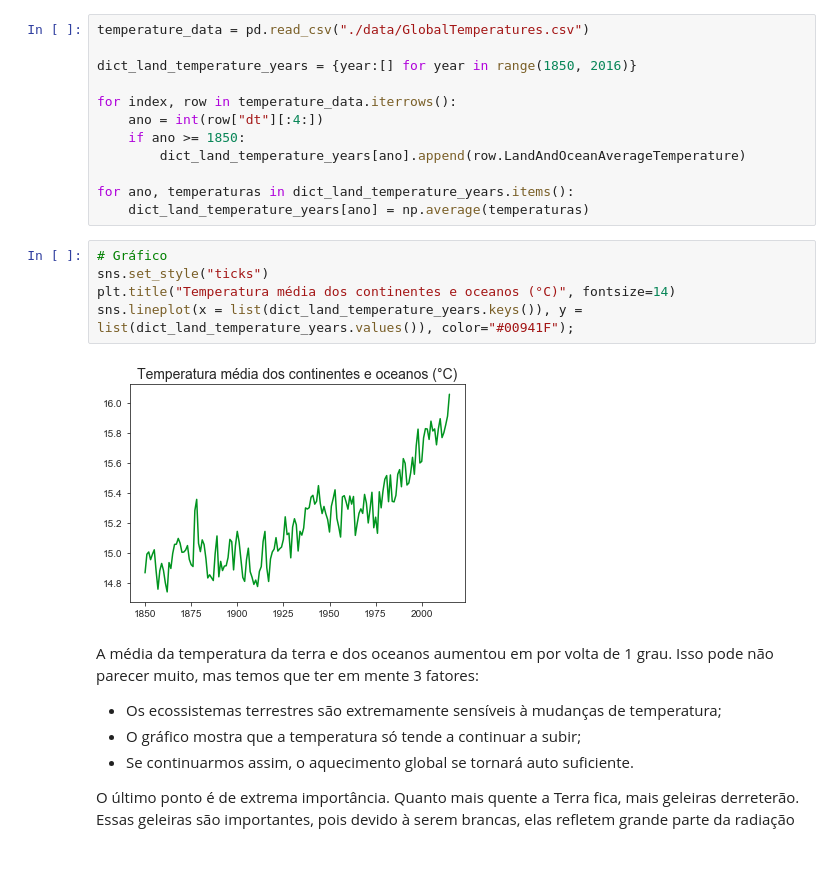
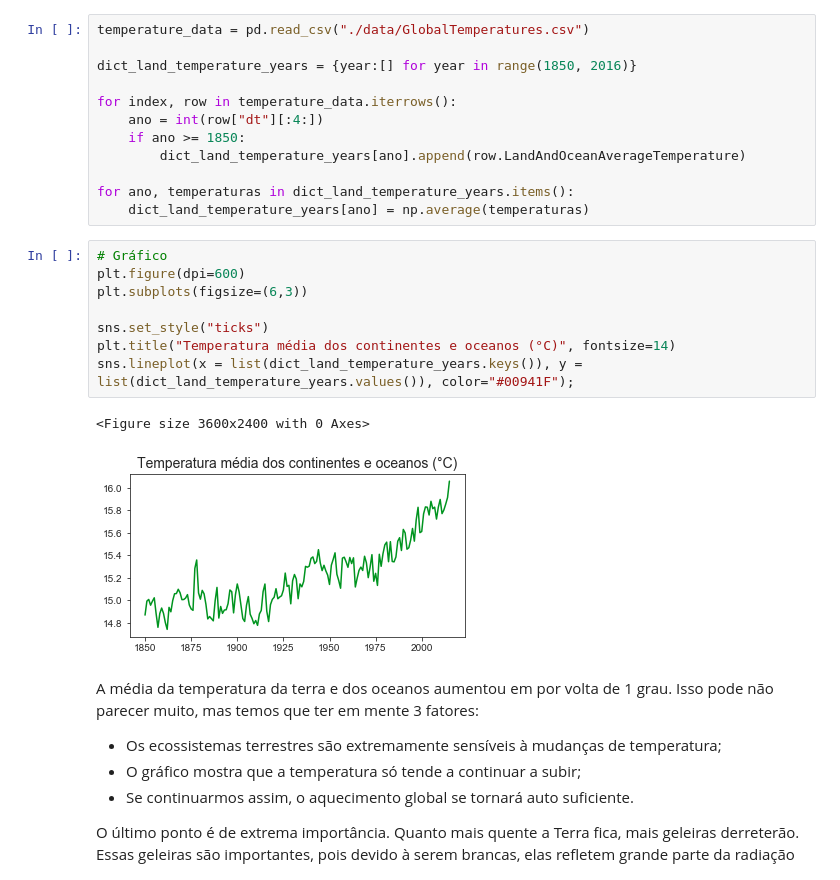
Before and after one commit to leoDomingos/Introducao-ao-aquecimento-global, a Jupyter notebook: main.ipynb, the cells around one changed output. Cells and saved outputs as stored; diff of their text form.

```diff
--- a/main.ipynb
+++ b/main.ipynb
@@ -200,11 +211,15 @@ for ano, temperaturas in dict_land_temperature_years.items():
     dict_land_temperature_years[ano] = np.average(temperaturas)
 # %%
 # Gráfico
+plt.figure(dpi=600)
+plt.subplots(figsize=(6,3))
+
 sns.set_style("ticks")
 plt.title("Temperatura média dos continentes e oceanos (°C)", fontsize=14)
 sns.lineplot(x = list(dict_land_temperature_years.keys()), y = list(dict_land_temperature_years.values()), color="#00941F");
 # %% [output]
+<Figure size 3600x2400 with 0 Axes>
-[figure, old version]
+[figure, new version]
 # %% [markdown]
 A média da temperatura da terra e dos oceanos aumentou em por volta de 1 grau. Isso pode não parecer muito, mas temos que ter em mente 3 fatores:
 
```
Also changed, not shown: parts of 7 cells of this notebook.
